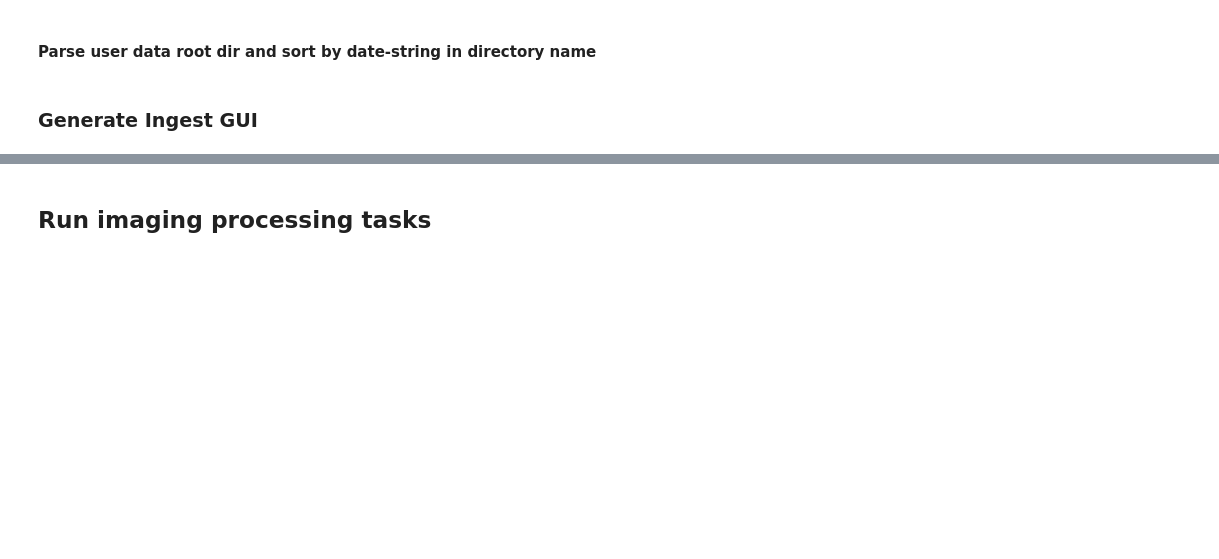
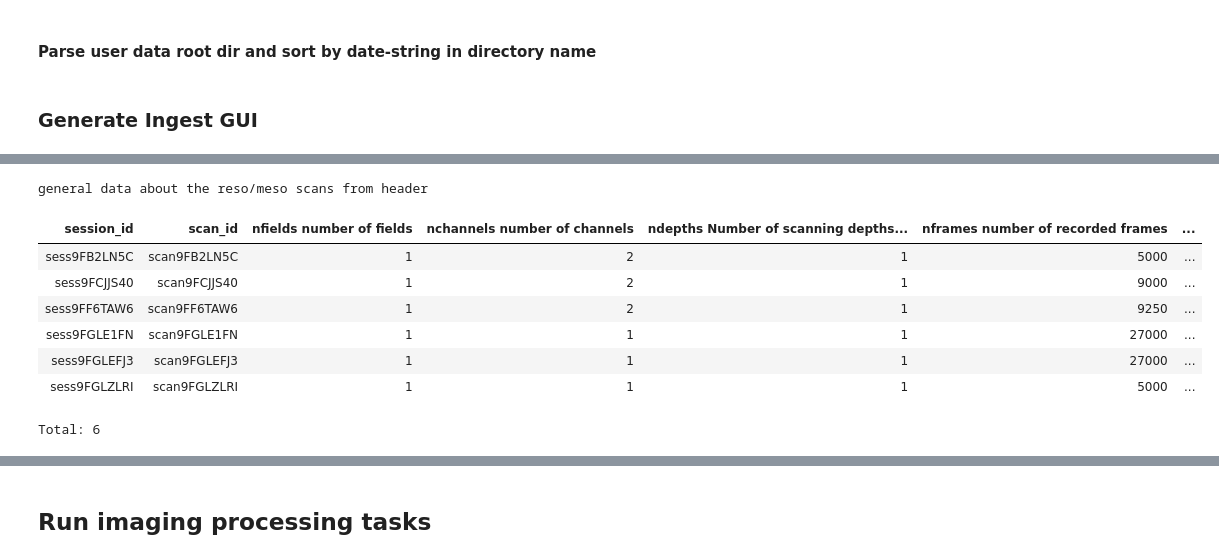
Before and after one commit to Gyepee/adamacs_jisooj, a Jupyter notebook: notebooks/10_troselab_workflow.ipynb, the cells around one changed output, grey strips where cells are left out. Drawn from its saved outputs; the diff is of its cells as text; code cells hidden in the pictures; blank space fills up the shorter version.

```diff
--- a/notebooks/10_troselab_workflow.ipynb
+++ b/notebooks/10_troselab_workflow.ipynb
@@ -439,6 +440,18 @@ selected_data = select_sessions(SessionsDirArrayingested, sorted_dirs_root, Proj
 # %% [output]
 INGEST GUI
 [interactive output not drawn]
+# %%
+scan.ScanInfo()
+# %% [output]
+general data about the reso/meso scans from header
+| session_id | scan_id | nfields number of fields | nchannels number of channels | ndepths Number of scanning depths... | nframes number of recorded frames | ... |
+| sess9FB2LN5C | scan9FB2LN5C | 1 | 2 | 1 | 5000 | ... |
+| sess9FCJJS40 | scan9FCJJS40 | 1 | 2 | 1 | 9000 | ... |
+| sess9FF6TAW6 | scan9FF6TAW6 | 1 | 2 | 1 | 9250 | ... |
+| sess9FGLE1FN | scan9FGLE1FN | 1 | 1 | 1 | 27000 | ... |
+| sess9FGLEFJ3 | scan9FGLEFJ3 | 1 | 1 | 1 | 27000 | ... |
+| sess9FGLZLRI | scan9FGLZLRI | 1 | 1 | 1 | 5000 | ... |
+Total: 6
 # %%
 scan.Scan  * scan.ScanInfo() * scan.ScanPath()
 # %% [output]
```
Also changed, not shown: parts of 33 cells of this notebook, 1 other file.
